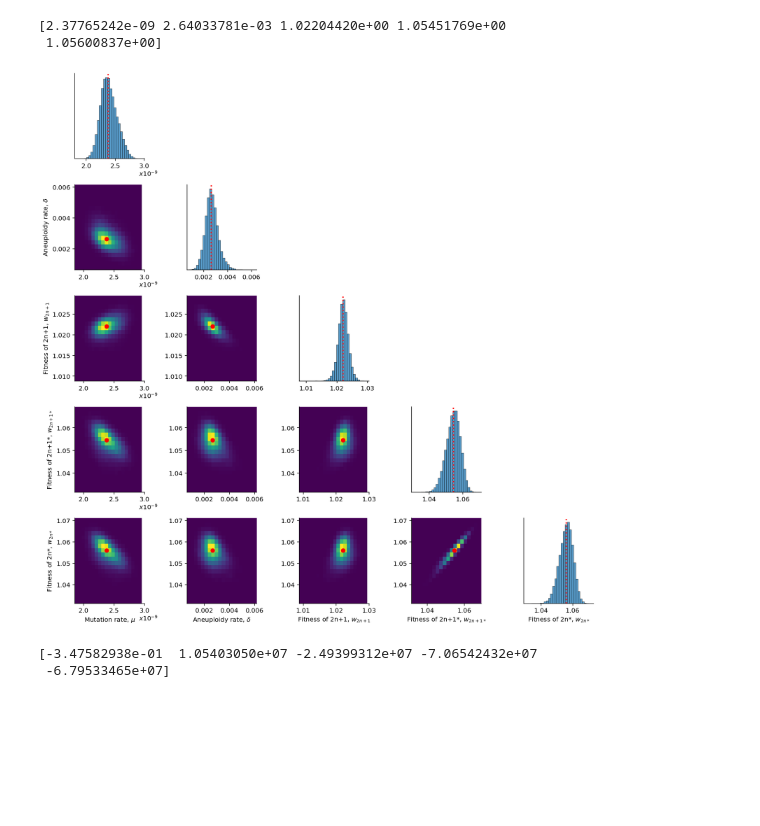
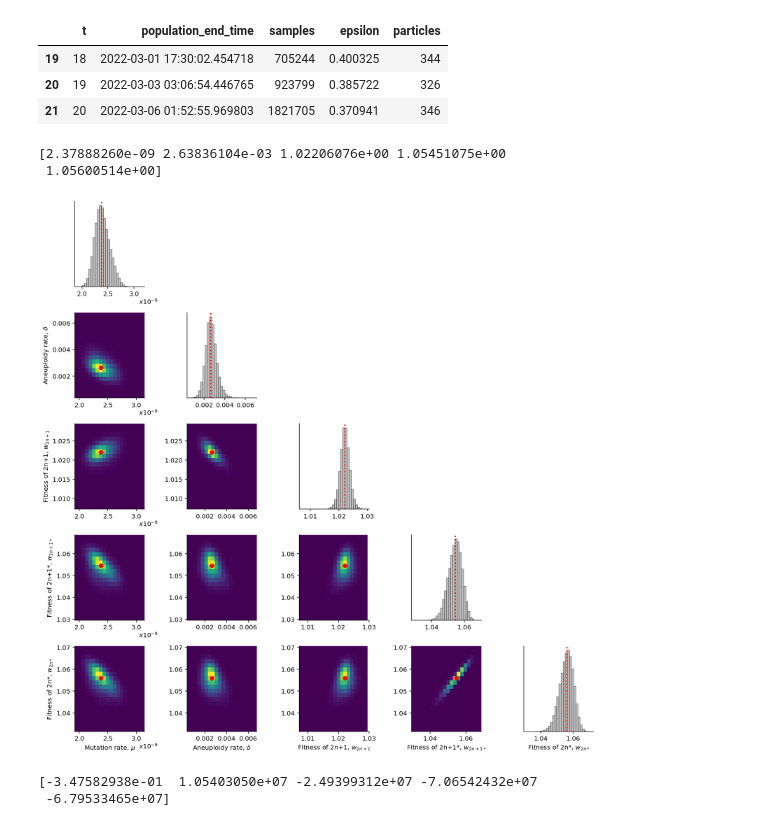
Before and after one commit to yoavram-lab/Heatrisomy, a Jupyter notebook: src/notebooks/alt-prior.ipynb, the cells around one changed output. Drawn from its saved outputs; the diff is of its cells as text; code cells hidden in the pictures; blank space fills up the shorter version.

Commit message:
updated alt-prior plot with t=18

```diff
--- a/src/notebooks/alt-prior.ipynb
+++ b/src/notebooks/alt-prior.ipynb
@@ -14,6 +14,14 @@ path = '/Users/adsurbum/sim-data/single-model-abc/new4'
 output_path = '../../figures'
 
 f = '2022-02-26-prior4-r1000' # 0.370941 epsilon #bug it is not 1000 reps, it is 100, rerun
+# %%
+history = pyabc.History("sqlite:///{0}/{1}/{1}.db".format(path, f))
+history.get_all_populations()[-3:]
+# %% [output]
+|  | t | population_end_time | samples | epsilon | particles |
+| 19 | 18 | 2022-03-01 17:30:02.454718 | 705244 | 0.400325 | 344 |
+| 20 | 19 | 2022-03-03 03:06:54.446765 | 923799 | 0.385722 | 326 |
+| 21 | 20 | 2022-03-06 01:52:55.969803 | 1821705 | 0.370941 | 346 |
 # %%
 import warnings
 warnings.filterwarnings('ignore')
@@ -68,16 +76,16 @@ samples, weights = history.get_distribution(m=0, t=None)
 # %%
 history = pyabc.History("sqlite:///{0}/{1}/{1}.db".format(path, f))
 samples, weights = history.get_distribution(m=0, t=None)
 w2 = samples['p3_w1']*samples['p4_w2']
 w3 = samples['p3_w1']*samples['p5_w3']
 samples['p4_w2'] = w2
 samples['p5_w3'] = w3
 plot(samples, weights, lims=False, logscale=False)
-plt.gcf().savefig(f'{output_path}/posterior-alt.pdf', bbox_inches='tight', dpi=400)
+# plt.gcf().savefig(f'{output_path}/posterior-alt.pdf', bbox_inches='tight', dpi=400)
 # %% [output]
-[2.37765242e-09 2.64033781e-03 1.02204420e+00 1.05451769e+00
- 1.05600837e+00]
+[2.37888260e-09 2.63836104e-03 1.02206076e+00 1.05451075e+00
+ 1.05600514e+00]
-[figure, old version]
+[figure, new version]
 # %%
 plot(samples, weights, lims=True, logscale=True)
 # %% [output]
```
Also changed, not shown: parts of 2 cells of this notebook, 3 other files.
